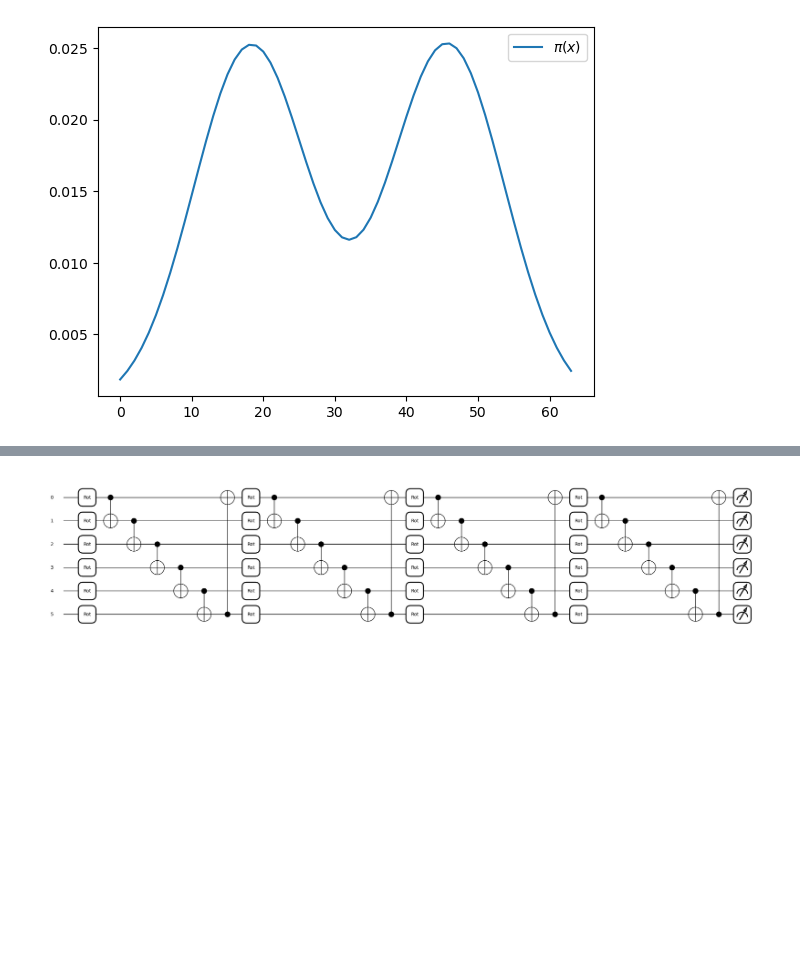
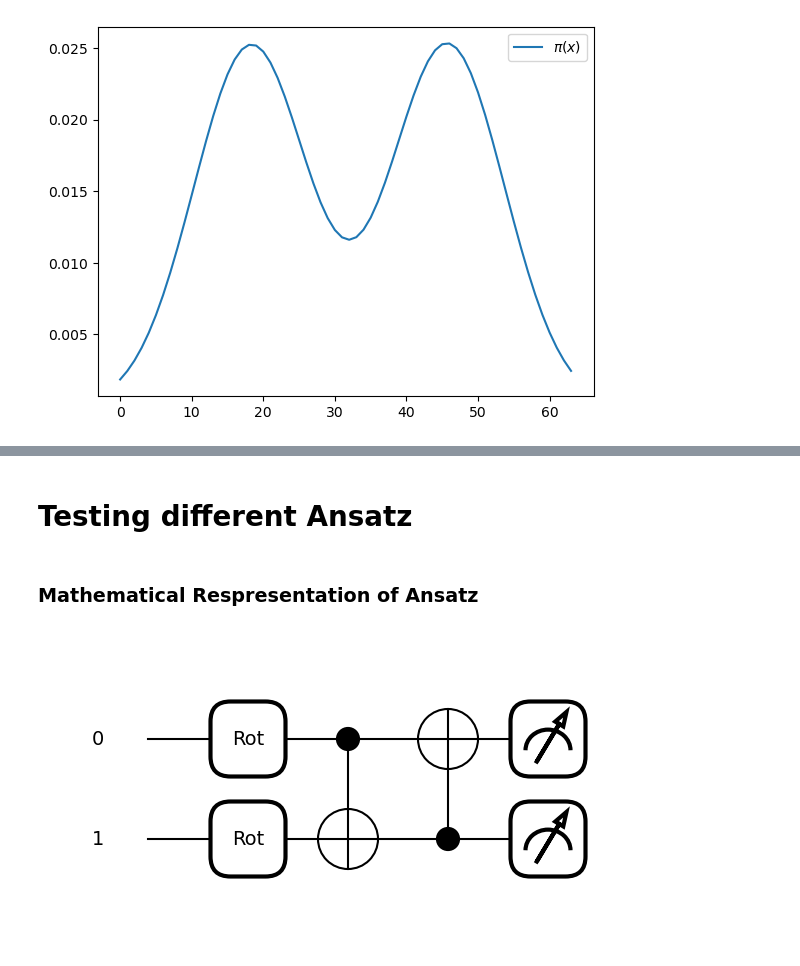
Before and after one commit to noorainnoorani/QCBM_HeavyTails, a Jupyter notebook: QCBM Pennylane Ansatz Test.ipynb, the cells around one changed output, grey strips where cells are left out. Drawn from its saved outputs; the diff is of its cells as text; code cells hidden in the pictures; blank space fills up the shorter version.

```diff
--- a/QCBM Pennylane Ansatz Test.ipynb
+++ b/QCBM Pennylane Ansatz Test.ipynb
@@ -75,22 +209,26 @@ plt.show()
+# %% [markdown]
+# Testing different Ansatz
+# %% [markdown]
+### Mathematical Respresentation of Ansatz
 # %%
+n_qubits = 2
 dev = qml.device("default.qubit", wires=n_qubits)
 
-n_layers = 4
+n_layers = 1
 wshape = qml.StronglyEntanglingLayers.shape(n_layers=n_layers, n_wires=n_qubits)
 weights = np.random.random(size=wshape)
-
 
 @qml.qnode(dev)
 def circuit(weights):
     qml.StronglyEntanglingLayers(
         weights=weights, ranges=[1] * n_layers, wires=range(n_qubits)
     )
     return qml.probs()
 
 
 jit_circuit = jax.jit(circuit)
 
 qml.draw_mpl(circuit, level="device")(weights)
 plt.show()
 # %% [output]
-[figure, old version]
+[figure, new version]
```
Also changed, not shown: parts of 16 cells of this notebook.
